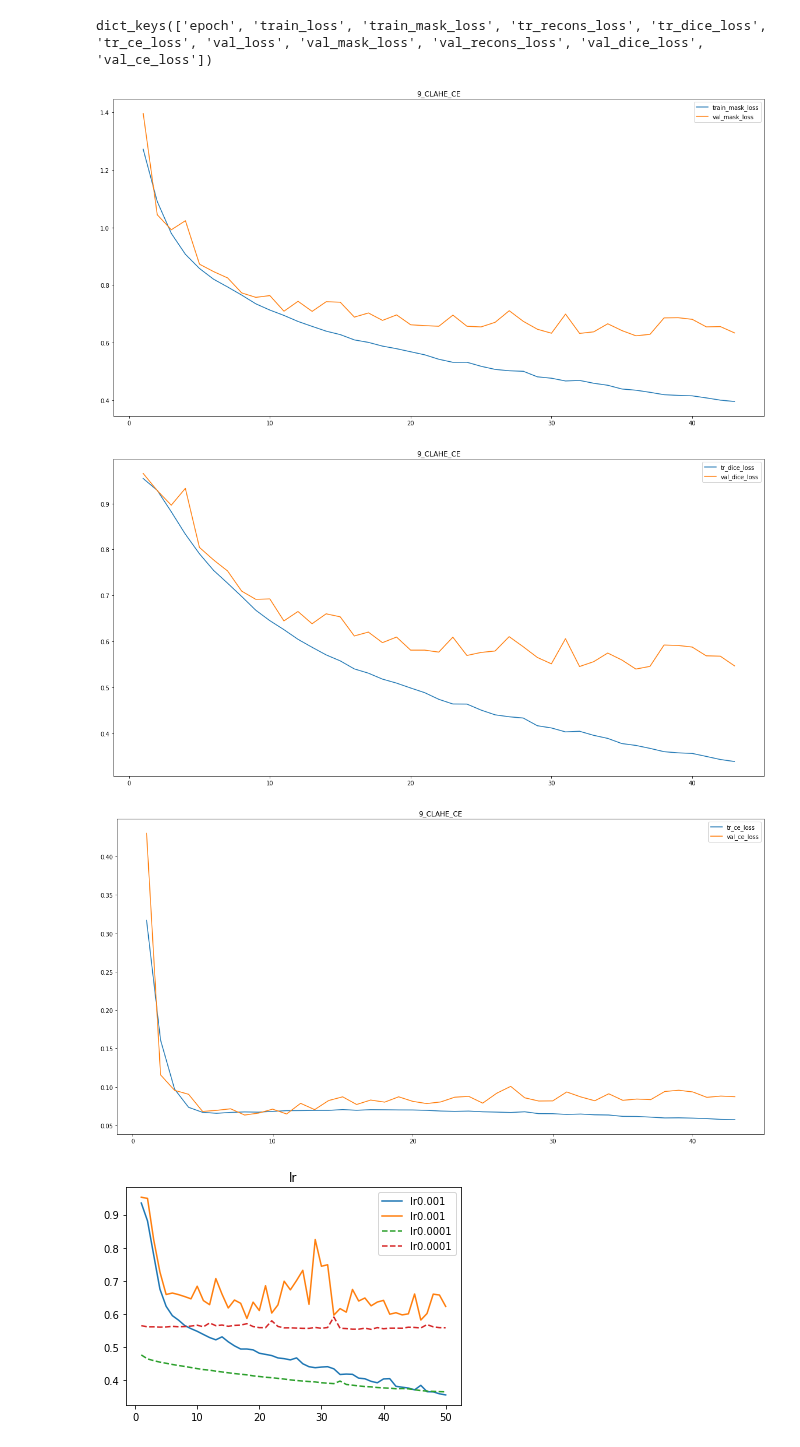
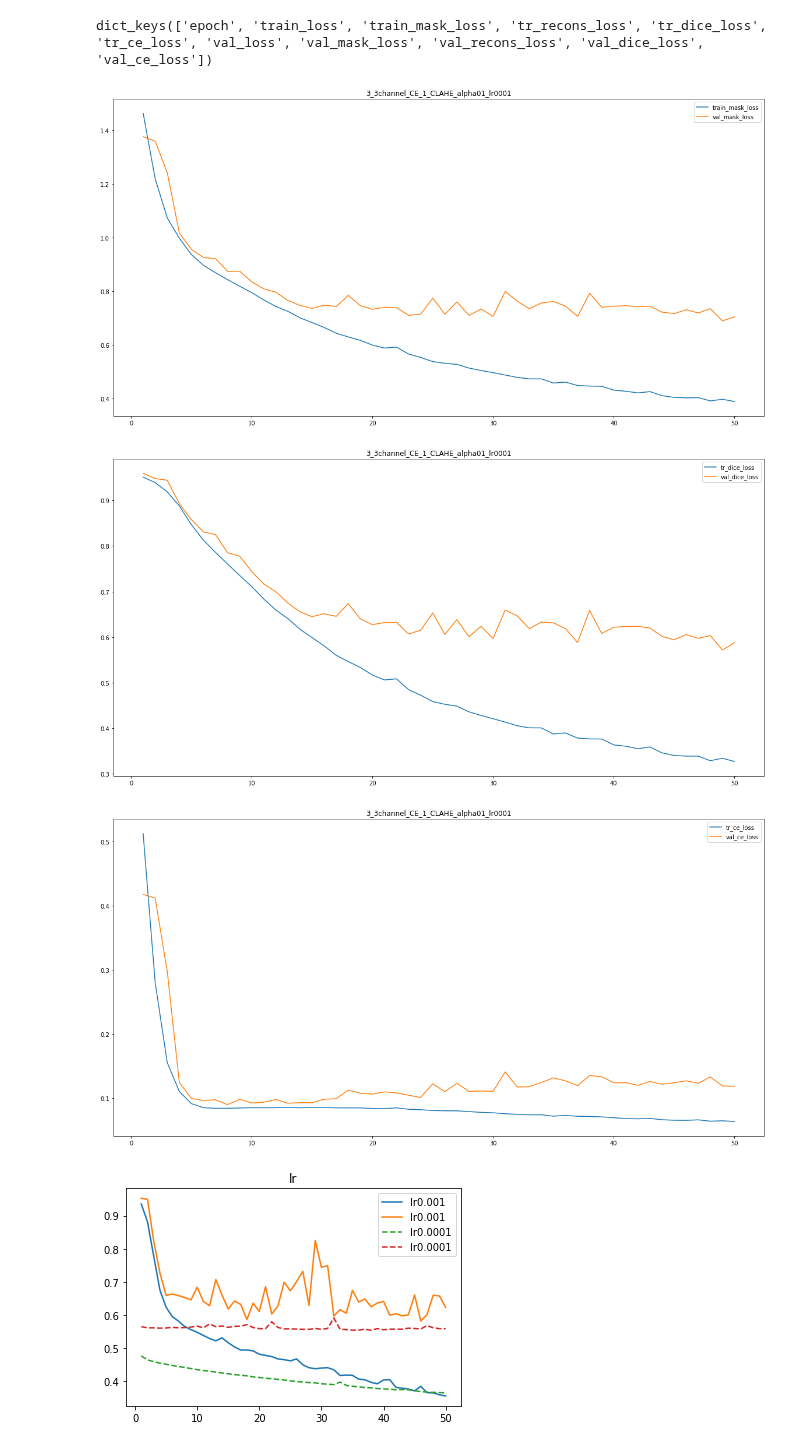
Before and after one commit to ktm379/DR-GeuAl, a Jupyter notebook: code/train_tk.ipynb, the cells around one changed output. Drawn from its saved outputs; the diff is of its cells as text; code cells hidden in the pictures.

```diff
--- a/code/train_tk.ipynb
+++ b/code/train_tk.ipynb
@@ -117,39 +117,39 @@ history.keys()
 dict_keys(['epoch', 'train_loss', 'train_mask_loss', 'tr_recons_loss', 'tr_dice_loss', 'tr_ce_loss', 'val_loss', 'val_mask_loss', 'val_recons_loss', 'val_dice_loss', 'val_ce_loss'])
 # %%
 # history = parse_history_text('history/one_mask/New/9_CLAHE_CE_lr00001.txt')
-file_name = '9_CLAHE_CE'
+file_name = '3_3channel_CE_1_CLAHE_alpha01_lr0001'
 history = parse_history_text_CE(f'history/one_mask/New/{file_name}.txt')
 
 plt.figure(figsize=(20, 10))
 
 plt.plot(history['epoch'], history['train_mask_loss'], label='train_mask_loss')
 plt.plot(history['epoch'], history['val_mask_loss'], label='val_mask_loss')
 
 plt.title(f'{file_name}')
 plt.legend()
 plt.show()
 
 plt.figure(figsize=(20, 10))
 
 plt.plot(history['epoch'], history['tr_dice_loss'], label='tr_dice_loss')
 plt.plot(history['epoch'], history['val_dice_loss'], label='val_dice_loss')
 
 plt.title(f'{file_name}')
 plt.legend()
 plt.show()
 
 plt.figure(figsize=(20, 10))
 
 plt.plot(history['epoch'], history['tr_ce_loss'], label='tr_ce_loss')
 plt.plot(history['epoch'], history['val_ce_loss'], label='val_ce_loss')
 
 plt.title(f'{file_name}')
 plt.legend()
 plt.show()
 # %% [output]
-[figure, old version]
+[figure, new version]
-[figure, old version]
+[figure, new version]
-[figure, old version]
+[figure, new version]
 # %%
 history = parse_history_text('history/one_mask/withoutCLAHE_withoutRecons_alpha00_lr0001.txt')
 
```
Also changed, not shown: parts of 1 cell of this notebook.
